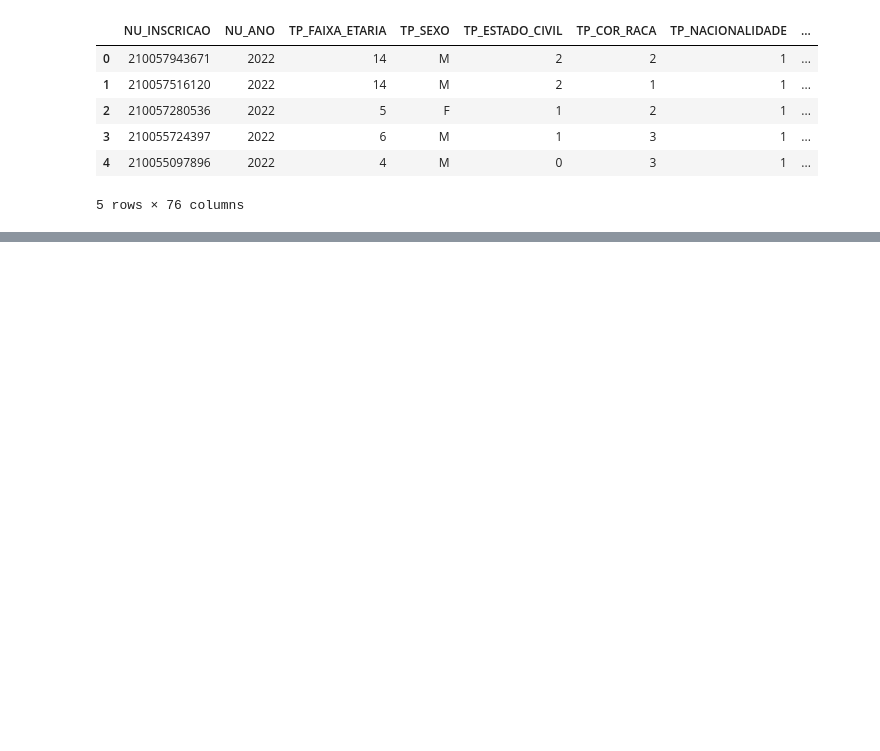
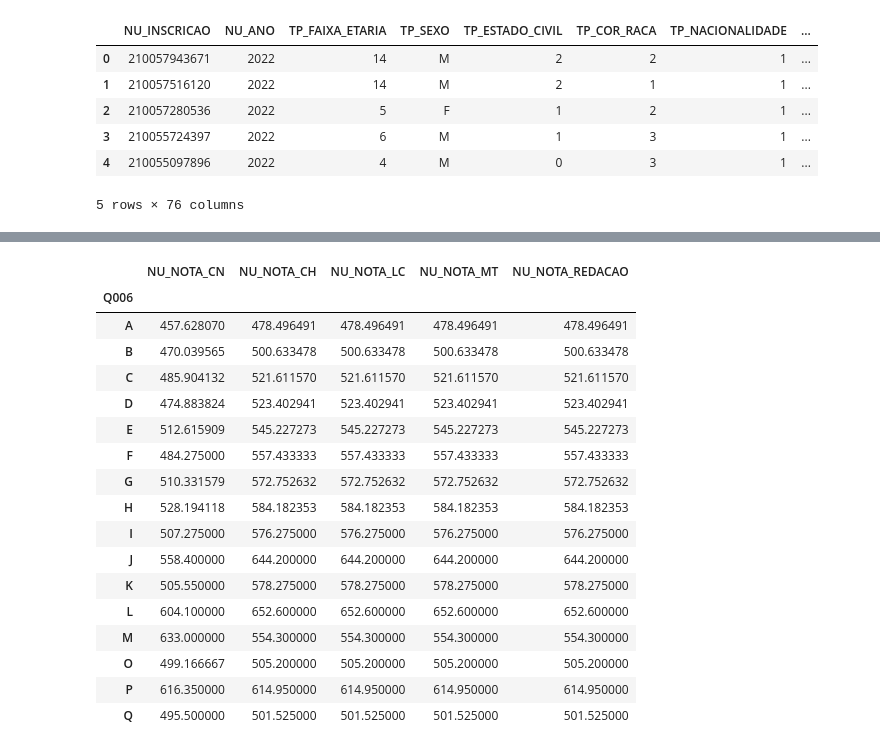
Before and after one commit to saragocams/dumaju, a Jupyter notebook: APS1.ipynb, the cells around one changed output, grey strips where cells are left out. Saved outputs shown, nothing was run; the diff lists cells and outputs as text; code cells hidden in the pictures; blank space fills up the shorter version.

```diff
--- a/APS1.ipynb
+++ b/APS1.ipynb
@@ -12,0 +36,2 @@ df.head()
+# %%
+df = df.drop(columns=['IN_TREINEIRO'])
@@ -12,0 +58,4 @@ df.head()
+# %%
+prova_columns = ['TP_PRESENCA_CN', 'TP_PRESENCA_CH', 'TP_PRESENCA_LC','TP_PRESENCA_MT']
+condition = ~df[prova_columns].isin([0, 2]).any(axis=1)
+df= df[condition]
@@ -12,0 +66,4 @@ df.head()
+# %%
+redacao_columns = ['TP_STATUS_REDACAO']
+condition = ~df[redacao_columns].isin([2,3,4,5,6,7,8,9]).any(axis=1)
+df= df[condition]
@@ -12,0 +208,6 @@ df.head()
+# %%
+df['NU_NOTA_CN'] = pd.to_numeric(df['NU_NOTA_CN'], errors='coerce')
+df['NU_NOTA_CH'] = pd.to_numeric(df['NU_NOTA_CH'], errors='coerce')
+df['NU_NOTA_LC'] = pd.to_numeric(df['NU_NOTA_CH'], errors='coerce')
+df['NU_NOTA_MT'] = pd.to_numeric(df['NU_NOTA_CH'], errors='coerce')
+df['NU_NOTA_REDACAO'] = pd.to_numeric(df['NU_NOTA_CH'], errors='coerce')
@@ -12,0 +226,22 @@ df.head()
+# %%
+mean_data = df.groupby('Q006')[['NU_NOTA_CN', 'NU_NOTA_CH', 'NU_NOTA_LC', 'NU_NOTA_MT','NU_NOTA_REDACAO']].mean()
+mean_data
+# %% [output]
+|  | NU_NOTA_CN | NU_NOTA_CH | NU_NOTA_LC | NU_NOTA_MT | NU_NOTA_REDACAO |
+| Q006 |  |  |  |  |  |
+| A | 457.628070 | 478.496491 | 478.496491 | 478.496491 | 478.496491 |
+| B | 470.039565 | 500.633478 | 500.633478 | 500.633478 | 500.633478 |
+| C | 485.904132 | 521.611570 | 521.611570 | 521.611570 | 521.611570 |
+| D | 474.883824 | 523.402941 | 523.402941 | 523.402941 | 523.402941 |
+| E | 512.615909 | 545.227273 | 545.227273 | 545.227273 | 545.227273 |
+| F | 484.275000 | 557.433333 | 557.433333 | 557.433333 | 557.433333 |
+| G | 510.331579 | 572.752632 | 572.752632 | 572.752632 | 572.752632 |
+| H | 528.194118 | 584.182353 | 584.182353 | 584.182353 | 584.182353 |
+| I | 507.275000 | 576.275000 | 576.275000 | 576.275000 | 576.275000 |
+| J | 558.400000 | 644.200000 | 644.200000 | 644.200000 | 644.200000 |
+| K | 505.550000 | 578.275000 | 578.275000 | 578.275000 | 578.275000 |
+| L | 604.100000 | 652.600000 | 652.600000 | 652.600000 | 652.600000 |
+| M | 633.000000 | 554.300000 | 554.300000 | 554.300000 | 554.300000 |
+| O | 499.166667 | 505.200000 | 505.200000 | 505.200000 | 505.200000 |
+| P | 616.350000 | 614.950000 | 614.950000 | 614.950000 | 614.950000 |
+| Q | 495.500000 | 501.525000 | 501.525000 | 501.525000 | 501.525000 |
```
Also changed, not shown: parts of 22 cells of this notebook.
